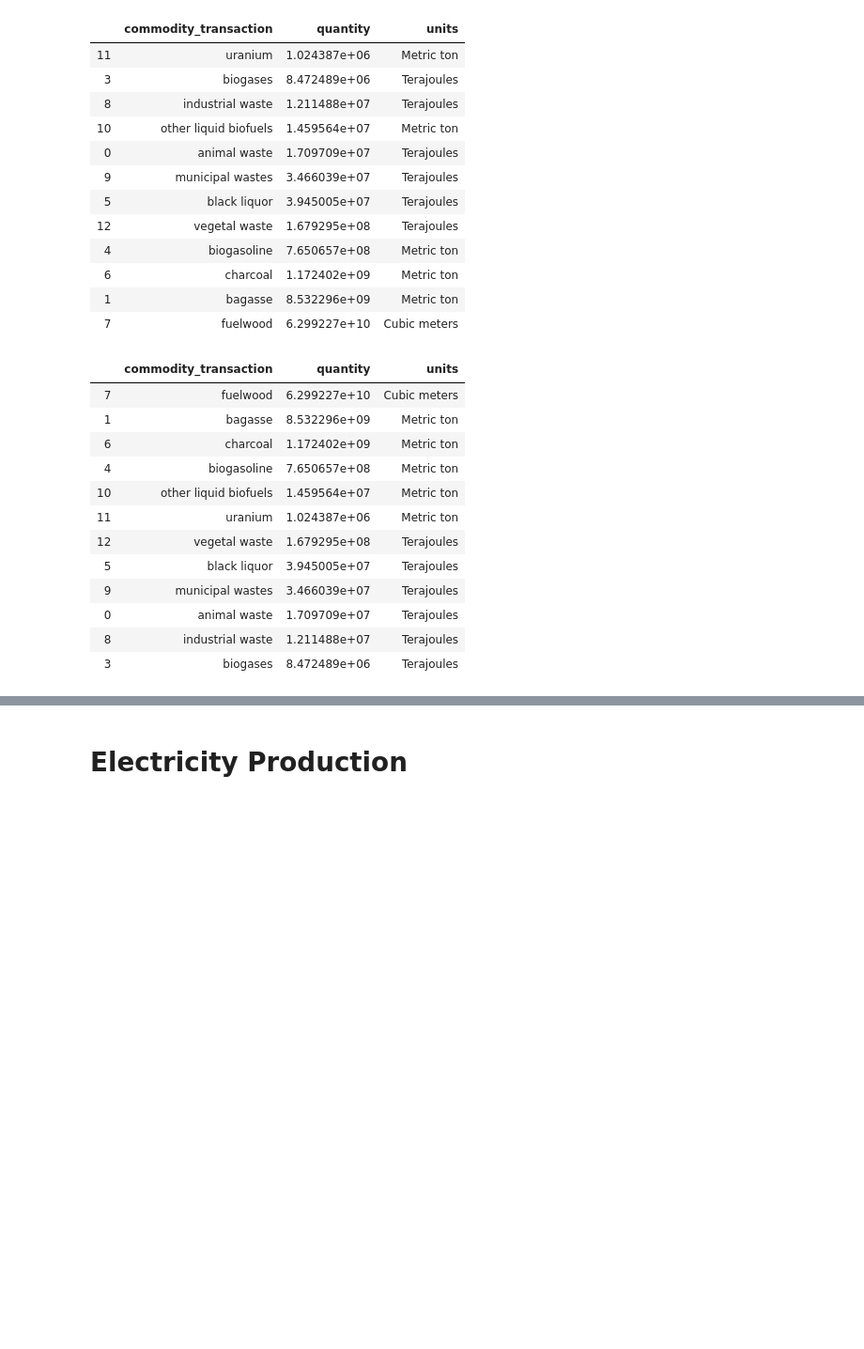
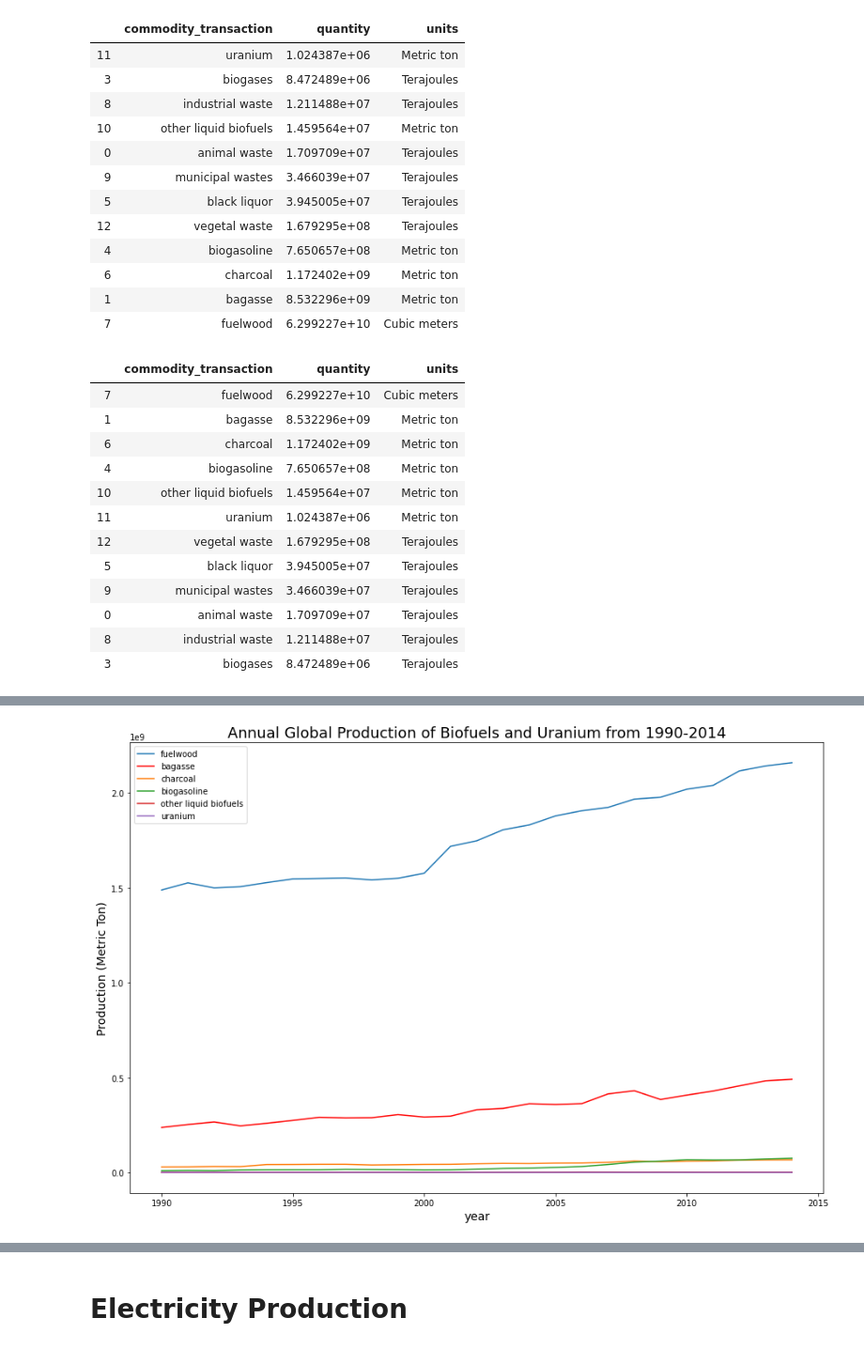
Before and after one commit to philipayazi/International-Energy-Statistics, a Jupyter notebook: International_Energy_Statistics.ipynb, the cells around one changed output, grey strips where cells are left out. Shown at 94% size. Drawn from its saved outputs; the diff is of its cells as text; code cells hidden in the pictures; blank space fills up the shorter version.

Commit message:
biofuels and waste analysis

```diff
--- a/International_Energy_Statistics.ipynb
+++ b/International_Energy_Statistics.ipynb
@@ -743,0 +754,10 @@ ax1.legend(labels)
+# %%
+def biofuels_waste_annual_production(x):
+    return biofuels_waste_production[biofuels_waste_production['commodity_transaction'].str.contains(x)].sort_values('year').groupby(['year']).sum().round(3).reset_index()
+# %%
+fuelwood_production = biofuels_waste_annual_production('fuelwood')
+bagasse_production = biofuels_waste_annual_production('bagasse')
+charcoal_production = biofuels_waste_annual_production('charcoal')
+biogasoline_production = biofuels_waste_annual_production('biogasoline')
+other_liquid_biofuels_production = biofuels_waste_annual_production('other liquid biofuels')
+uranium_production = biofuels_waste_annual_production('uranium')
@@ -743,0 +771,9 @@ ax1.legend(labels)
+# %%
+# Other liquid biofuels started reporting in 1992. Need to add rows to represent 1990 and 1991
+other_liquid_biofuels_production.loc[-1] = [1991, 0]
+other_liquid_biofuels_production.index = other_liquid_biofuels_production.index + 1
+other_liquid_biofuels_production = other_liquid_biofuels_production.sort_index()
+# %%
+other_liquid_biofuels_production.loc[-1] = [1990, 0]
+other_liquid_biofuels_production.index = other_liquid_biofuels_production.index + 1
+other_liquid_biofuels_production = other_liquid_biofuels_production.sort_index()
@@ -743,0 +800,31 @@ ax1.legend(labels)
+# %%
+time = fuelwood_production['year']
+# convert fuelwood from cubic meters to metric ton. Avg. fuelwood density if is between 650-750 kg/m3
+fuelwood = fuelwood_production['quantity'] * 700
+bagasse = bagasse_production['quantity'] *1000 #to convert from (Metric ton, thousand) to (Metric ton)
+charcoal = charcoal_production['quantity'] *1000 #to convert from (Metric ton, thousand) to (Metric ton)
+biogasoline = biogasoline_production['quantity'] *1000 #to convert from (Metric ton, thousand) to (Metric ton)
+other_liquid_biofuels = other_liquid_biofuels_production['quantity'] *1000 #to convert from (Metric ton, thousand) to (Metric ton)
+uranium = uranium_production['quantity']
+
+
+fig, ax = plt.subplots(figsize = (15,10))
+
+
+ax.plot(time, fuelwood, label='fuelwood')
+ax.plot(time, bagasse, label='bagasse', color = 'red')
+ax.plot(time, charcoal, label='charcoal')
+ax.plot(time, biogasoline, label='biogasoline')
+ax.plot(time, other_liquid_biofuels, label='other liquid biofuels')
+ax.plot(time, uranium, label='uranium')
+
+# ax.ticklabel_format(scilimits= [3,3])
+
+ax.legend()
+ax.set_xlabel('year', fontsize=14)
+ax.set_ylabel('Production (Metric Ton)', fontsize=14)
+ax.set_title('Annual Global Production of Biofuels and Uranium from 1990-2014', fontsize=18)
+
+plt.show()
+# %% [output]
+[figure, added]
```
Also changed, not shown: parts of 7 cells of this notebook.
